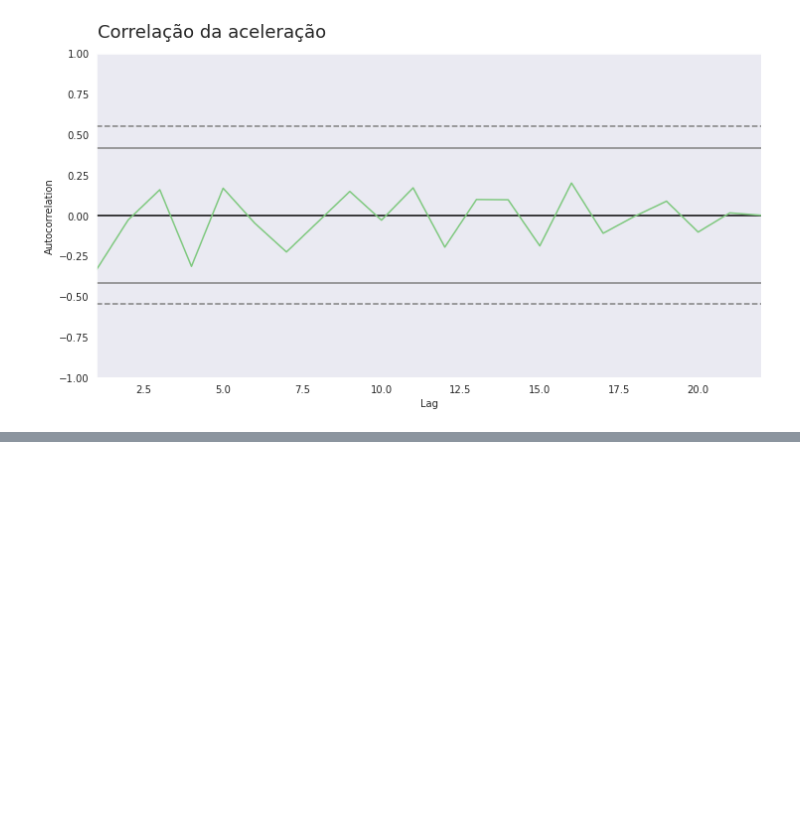
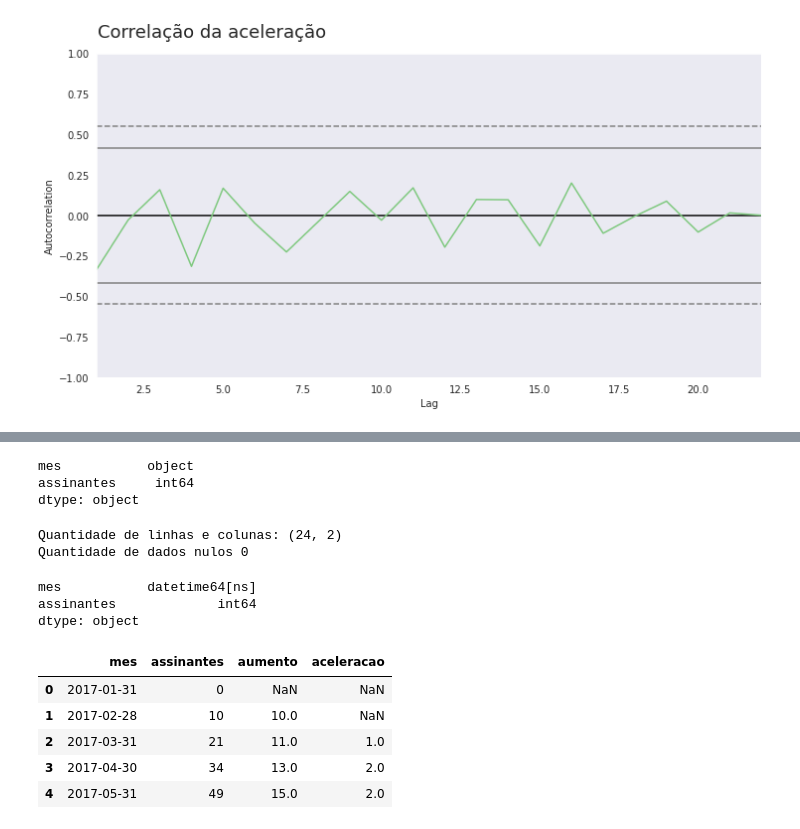
Before and after one commit to GabrielTB1/Time-Series, a Jupyter notebook: Time_Series.ipynb, the cells around one changed output, grey strips where cells are left out. Cells and saved outputs as stored; diff of their text form; code cells hidden in the pictures; blank space fills up the shorter version.

```diff
--- a/Time_Series.ipynb
+++ b/Time_Series.ipynb
@@ -167,0 +180,30 @@ ax = ax
+# %%
+assinantes.dtypes
+# %% [output]
+mes           object
+assinantes     int64
+dtype: object
+# %%
+print('Quantidade de linhas e colunas:', assinantes.shape)
+print('Quantidade de dados nulos', assinantes.isna().sum().sum())
+# %% [output]
+Quantidade de linhas e colunas: (24, 2)
+Quantidade de dados nulos 0
+# %%
+assinantes['mes'] = pd.to_datetime(assinantes['mes'])
+assinantes.dtypes
+# %% [output]
+mes           datetime64[ns]
+assinantes             int64
+dtype: object
+# %%
+assinantes['aumento'] = assinantes['assinantes'].diff()
+assinantes['aceleracao'] = assinantes['aumento'].diff()
+assinantes.head(5)
+# %% [output]
+|  | mes | assinantes | aumento | aceleracao |
+| 0 | 2017-01-31 | 0 | NaN | NaN |
+| 1 | 2017-02-28 | 10 | 10.0 | NaN |
+| 2 | 2017-03-31 | 21 | 11.0 | 1.0 |
+| 3 | 2017-04-30 | 34 | 13.0 | 2.0 |
+| 4 | 2017-05-31 | 49 | 15.0 | 2.0 |
```
Also changed, not shown: parts of 3 cells of this notebook.
